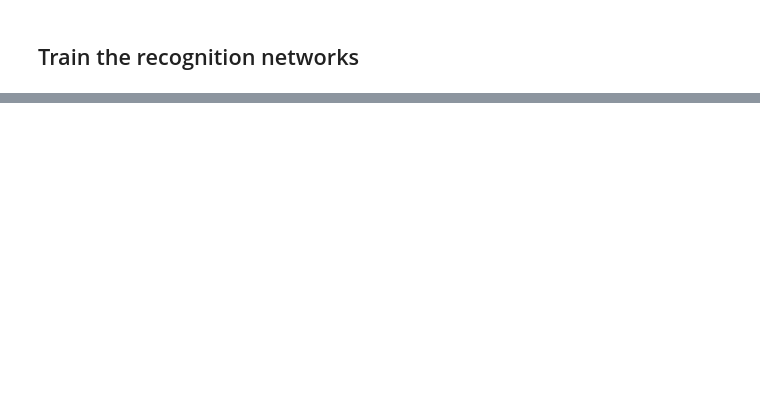
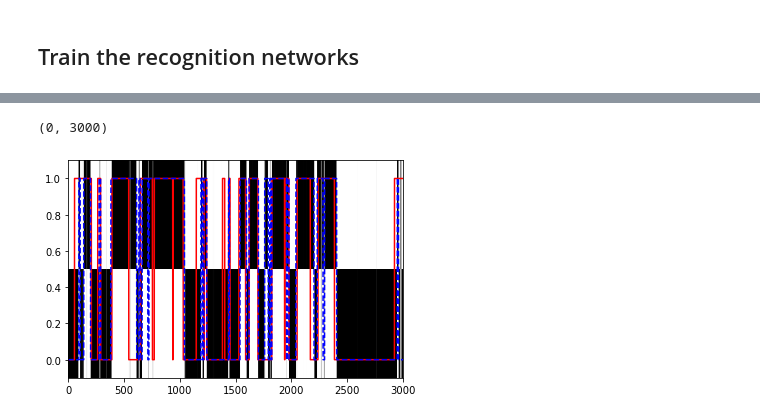
Before and after one commit to themattinthehatt/behavenet, a Jupyter notebook: behavenet/analyses/notebooks/bayesian_decoder.ipynb, the cells around one changed output, grey strips where cells are left out. Saved outputs shown, nothing was run; the diff lists cells and outputs as text; code cells hidden in the pictures; blank space fills up the shorter version.

```diff
--- a/behavenet/analyses/notebooks/bayesian_decoder.ipynb
+++ b/behavenet/analyses/notebooks/bayesian_decoder.ipynb
@@ -245,0 +248,7 @@ plt.plot(xs[:, 0], '--')
+# %%
+evals, evecs = np.linalg.eig(P.T)
+perm = np.argsort(evals)[::-1]
+evals, evecs = evals[perm], evecs[:, perm]
+assert np.allclose(evals[0], 1.0)
+assert np.all(evecs[:,0] >= 0)
+pz_infty = evecs[:, 0] / evecs[:, 0].sum()
@@ -245,0 +265,18 @@ plt.plot(xs[:, 0], '--')
+# %%
+# Compute the observation potentials, log q(z; n) - log p_infty(z)
+z_potential = log_qz - np.log(pz_infty)
+
+# Plug these into the HMM smoother
+from ssm.primitives import hmm_expected_states, hmm_sample
+z_posterior, _, _ = hmm_expected_states(np.log(pz_infty), np.log(P)[None, :, :], z_potential)
+z_sample = hmm_sample(np.log(pz_infty), np.log(P)[None, :, :], z_potential)
+# %%
+plt.figure()
+plt.imshow(z_posterior.T, aspect="auto", cmap="Greys")
+plt.plot(zs, '-r')
+plt.plot(z_sample, '--b')
+plt.ylim(-0.1, 1.1)
+plt.xlim([0, 3000])
+# %% [output]
+(0, 3000)
+[figure, added]
```
Also changed, not shown: parts of 19 cells of this notebook.
